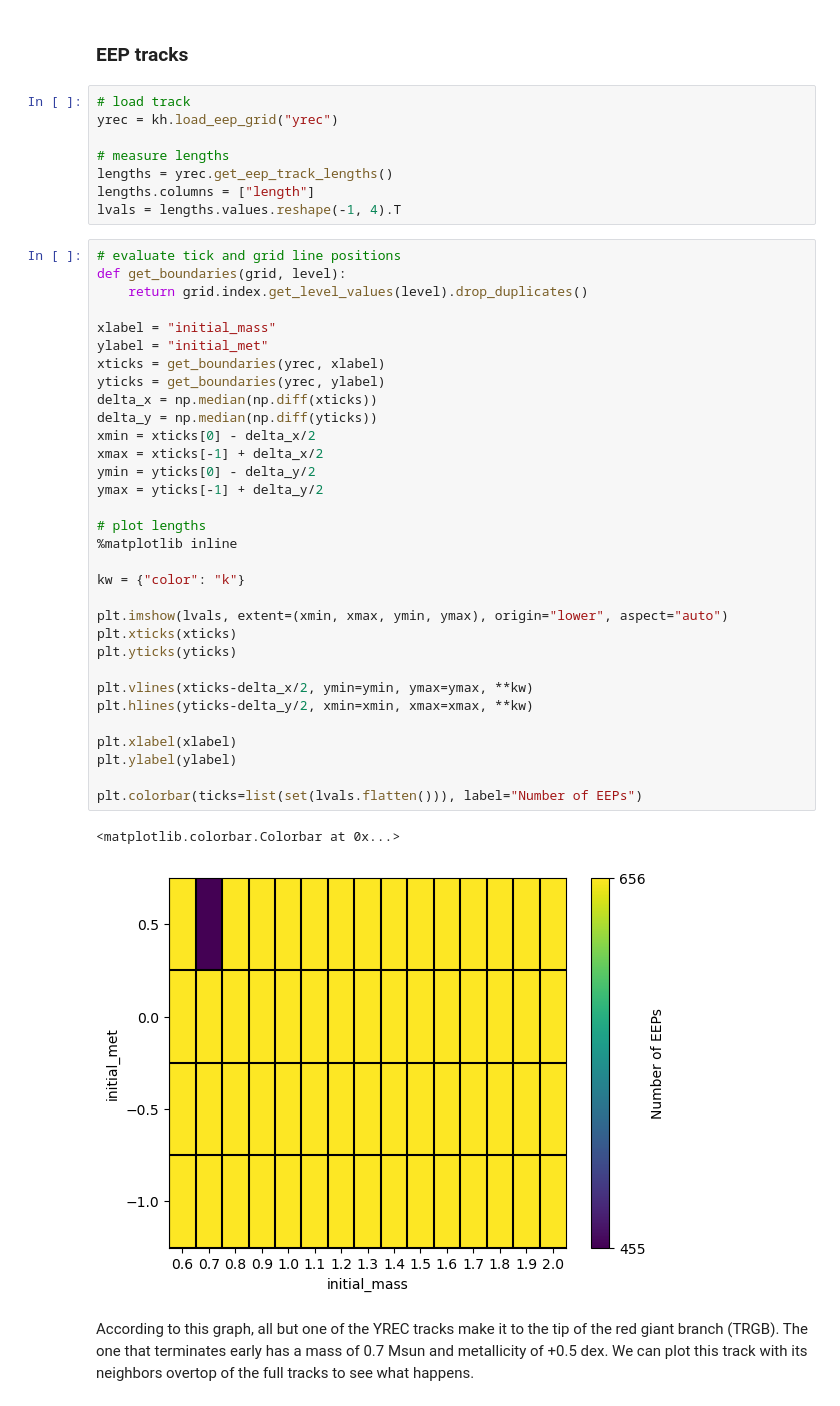
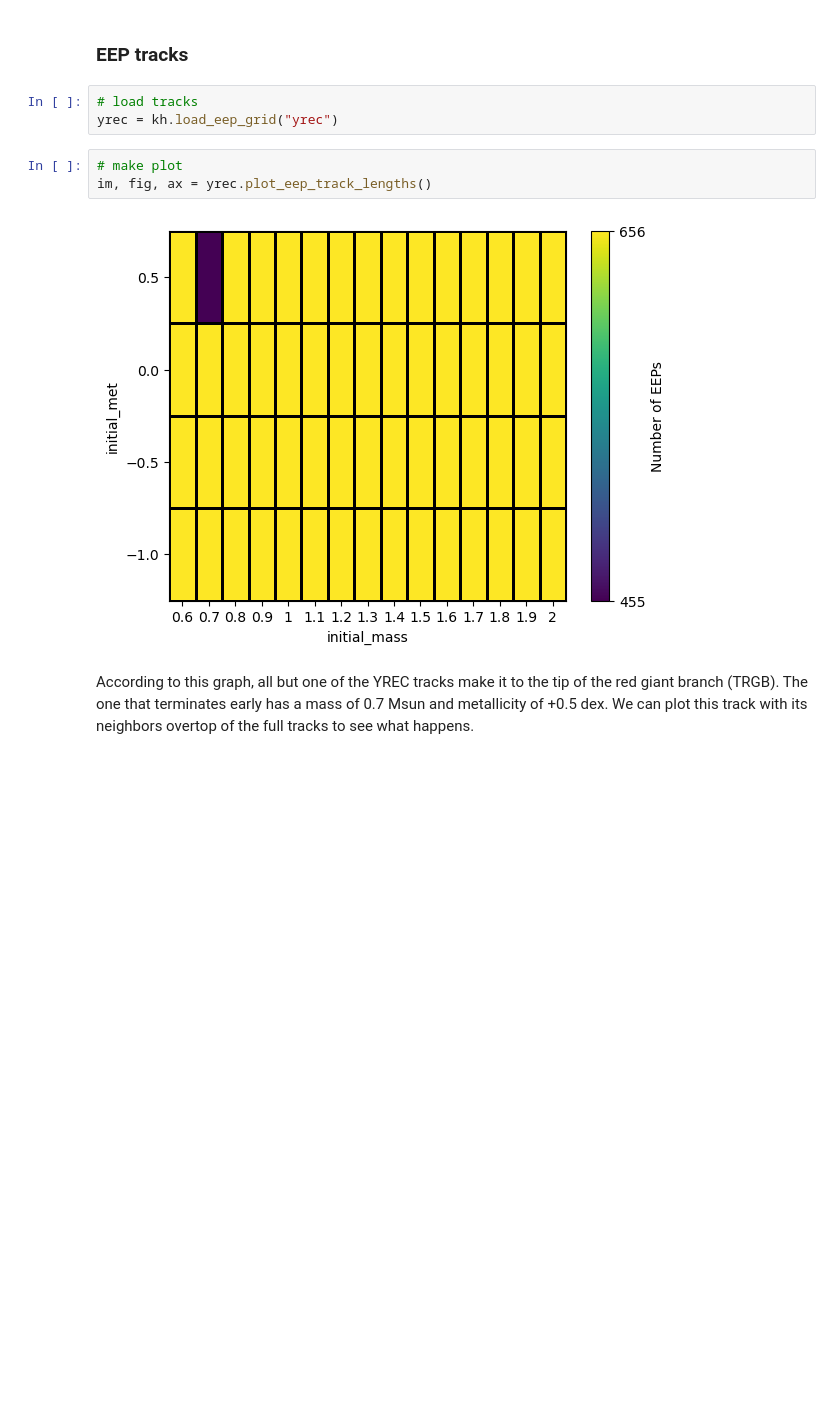
Before and after one commit to zclaytor/kiauhoku, a Jupyter notebook: notebooks/eep_track_lengths.ipynb, the cells around one changed output. Drawn from its saved outputs; the diff is of its cells as text; blank space fills up the shorter version.

```diff
--- a/notebooks/eep_track_lengths.ipynb
+++ b/notebooks/eep_track_lengths.ipynb
@@ -19,48 +19,13 @@ import kiauhoku as kh
 # %% [markdown]
 ### EEP tracks
 # %%
-# load track
+# load tracks
 yrec = kh.load_eep_grid("yrec")
-
-# measure lengths
-lengths = yrec.get_eep_track_lengths()
-lengths.columns = ["length"]
-lvals = lengths.values.reshape(-1, 4).T
 # %%
-# evaluate tick and grid line positions
-def get_boundaries(grid, level):
-    return grid.index.get_level_values(level).drop_duplicates()
-
-xlabel = "initial_mass"
-ylabel = "initial_met"
-xticks = get_boundaries(yrec, xlabel)
-yticks = get_boundaries(yrec, ylabel)
-delta_x = np.median(np.diff(xticks))
-delta_y = np.median(np.diff(yticks))
-xmin = xticks[0] - delta_x/2
-xmax = xticks[-1] + delta_x/2
-ymin = yticks[0] - delta_y/2
-ymax = yticks[-1] + delta_y/2
-
-# plot lengths
-%matplotlib inline
-
-kw = {"color": "k"}
-
-plt.imshow(lvals, extent=(xmin, xmax, ymin, ymax), origin="lower", aspect="auto")
-plt.xticks(xticks)
-plt.yticks(yticks)
-
-plt.vlines(xticks-delta_x/2, ymin=ymin, ymax=ymax, **kw)
-plt.hlines(yticks-delta_y/2, xmin=xmin, xmax=xmax, **kw)
-
-plt.xlabel(xlabel)
-plt.ylabel(ylabel)
-
-plt.colorbar(ticks=list(set(lvals.flatten())), label="Number of EEPs")
+# make plot
+im, fig, ax = yrec.plot_eep_track_lengths()
 # %% [output]
-<matplotlib.colorbar.Colorbar at 0x...>
-[figure, old version]
+[figure, new version]
 # %% [markdown]
 According to this graph, all but one of the YREC tracks make it to the tip of the red giant branch (TRGB). The one that terminates early has a mass of 0.7 Msun and metallicity of +0.5 dex. We can plot this track with its neighbors overtop of the full tracks to see what happens.
 # %%
```
Also changed, not shown: parts of 3 cells of this notebook, 1 other file.
